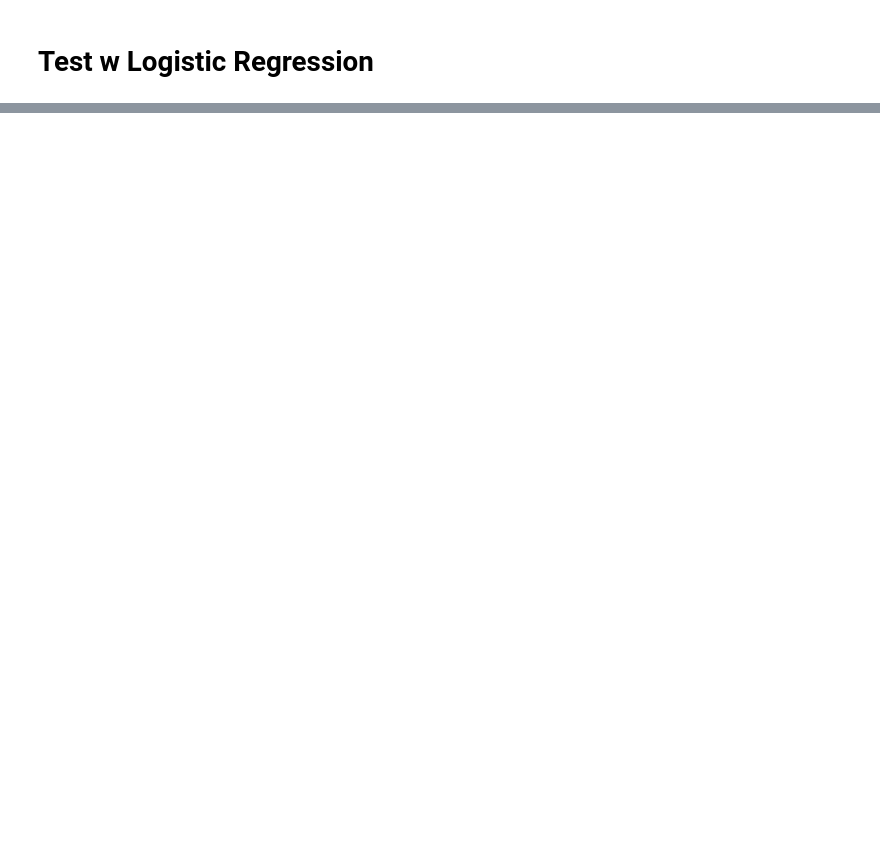
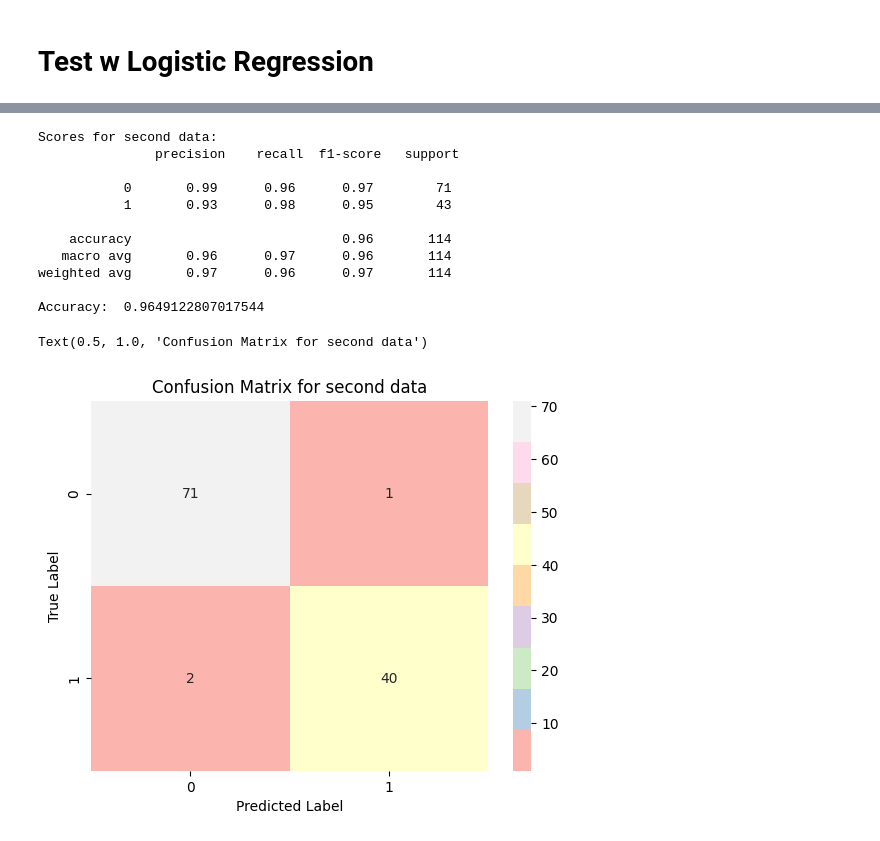
Before and after one commit to tugcegulsanusta/machine-learning-project, a Jupyter notebook: machine_learning.ipynb, the cells around one changed output, grey strips where cells are left out. Drawn from its saved outputs; the diff is of its cells as text; code cells hidden in the pictures; blank space fills up the shorter version.

```diff
--- a/machine_learning.ipynb
+++ b/machine_learning.ipynb
@@ -275,0 +221,33 @@ Accuracy for second test data:  0.9824561403508771
+# %%
+X_train, X_test, y_train, y_test= train_test_split(X2, y, test_size= 0.2, random_state = 42)
+lr2= LogisticRegression()
+X_train = scaler.fit_transform(X_train)
+X_test = scaler.transform(X_test)
+lr2.fit(X_train, y_train)
+y_predict = lr2.predict(X_test)
+
+accuracy2 = accuracy_score(y_test, y_predict)
+report2 = classification_report(y_test, y_predict)
+print("Scores for second data: \n" , report2)
+
+
+print('Accuracy: ', accuracy2)
+confusion_m2 = confusion_matrix(y_test, y_predict)
+p1 = sns.heatmap(pd.DataFrame(confusion_m1), annot=True, cmap="Pastel1", fmt="g")
+plt.xlabel("Predicted Label")
+plt.ylabel("True Label")
+plt.title("Confusion Matrix for second data")
+# %% [output]
+Scores for second data:
+               precision    recall  f1-score   support
+
+           0       0.99      0.96      0.97        71
+           1       0.93      0.98      0.95        43
+
+    accuracy                           0.96       114
+   macro avg       0.96      0.97      0.96       114
+weighted avg       0.97      0.96      0.97       114
+
+Accuracy:  0.9649122807017544
+Text(0.5, 1.0, 'Confusion Matrix for second data')
+[figure, added]
```
Also changed, not shown: parts of 15 cells of this notebook.
